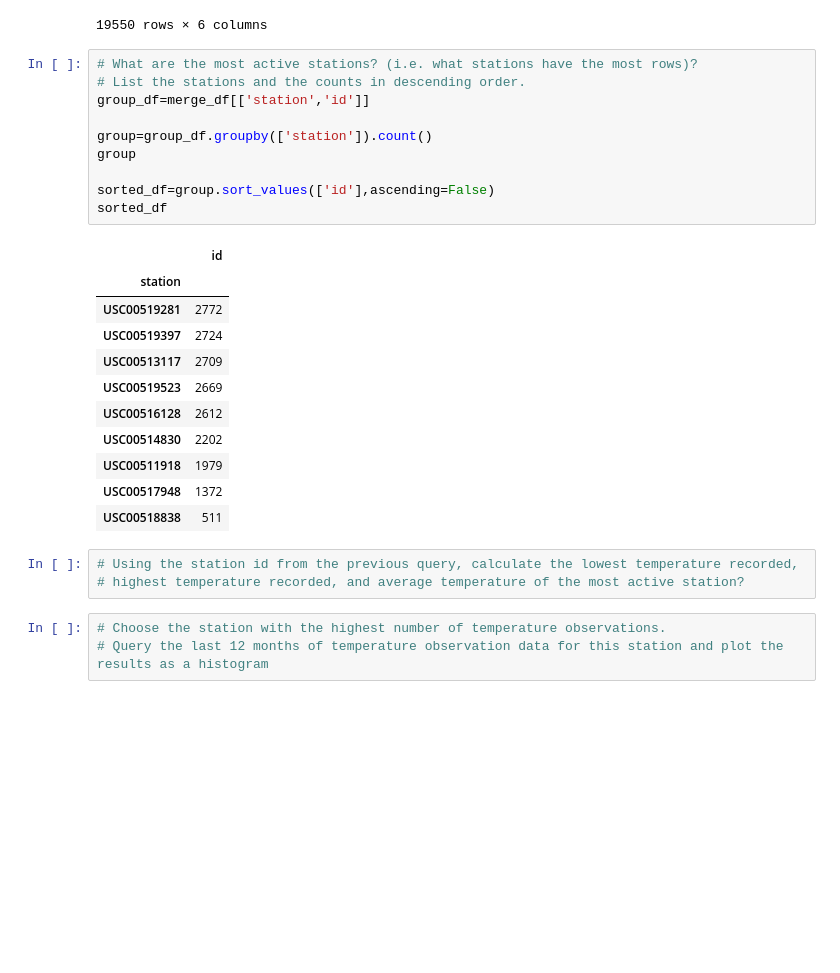
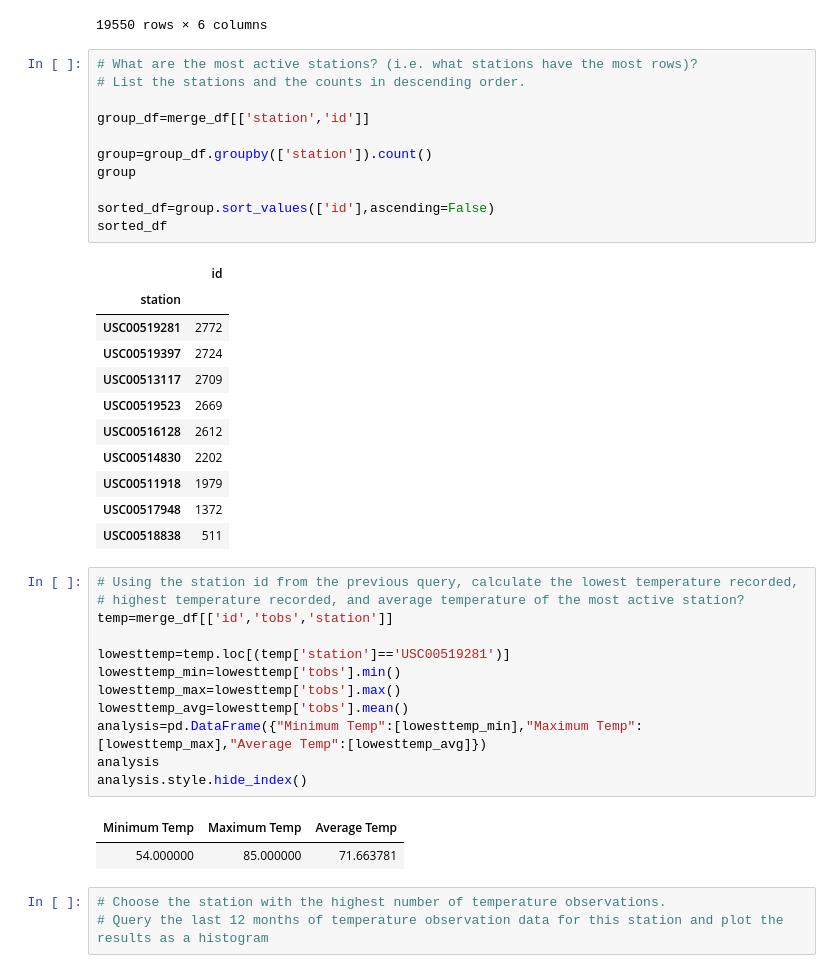
Before and after one commit to walaha2002/sqlalchemy-challenge, a Jupyter notebook: climate_starter.ipynb, the cells around one changed output. Cells and saved outputs as stored; diff of their text form; blank space fills up the shorter version.

Commit message:
- Creates Dataframe showing min, max, and avg temps for most active station

```diff
--- a/climate_starter.ipynb
+++ b/climate_starter.ipynb
@@ -275,6 +275,7 @@ merge_df
 # %%
 # What are the most active stations? (i.e. what stations have the most rows)?
 # List the stations and the counts in descending order.
+
 group_df=merge_df[['station','id']]
 
 group=group_df.groupby(['station']).count()
@@ -297,6 +298,18 @@ sorted_df
 # %%
 # Using the station id from the previous query, calculate the lowest temperature recorded,
 # highest temperature recorded, and average temperature of the most active station?
+temp=merge_df[['id','tobs','station']]
+
+lowesttemp=temp.loc[(temp['station']=='USC00519281')]
+lowesttemp_min=lowesttemp['tobs'].min()
+lowesttemp_max=lowesttemp['tobs'].max()
+lowesttemp_avg=lowesttemp['tobs'].mean()
+analysis=pd.DataFrame({"Minimum Temp":[lowesttemp_min],"Maximum Temp":[lowesttemp_max],"Average Temp":[lowesttemp_avg]})
+analysis
+analysis.style.hide_index()
+# %% [output]
+| Minimum Temp | Maximum Temp | Average Temp |
+| 54.000000 | 85.000000 | 71.663781 |
 # %%
 # Choose the station with the highest number of temperature observations.
 # Query the last 12 months of temperature observation data for this station and plot the results as a histogram
```
